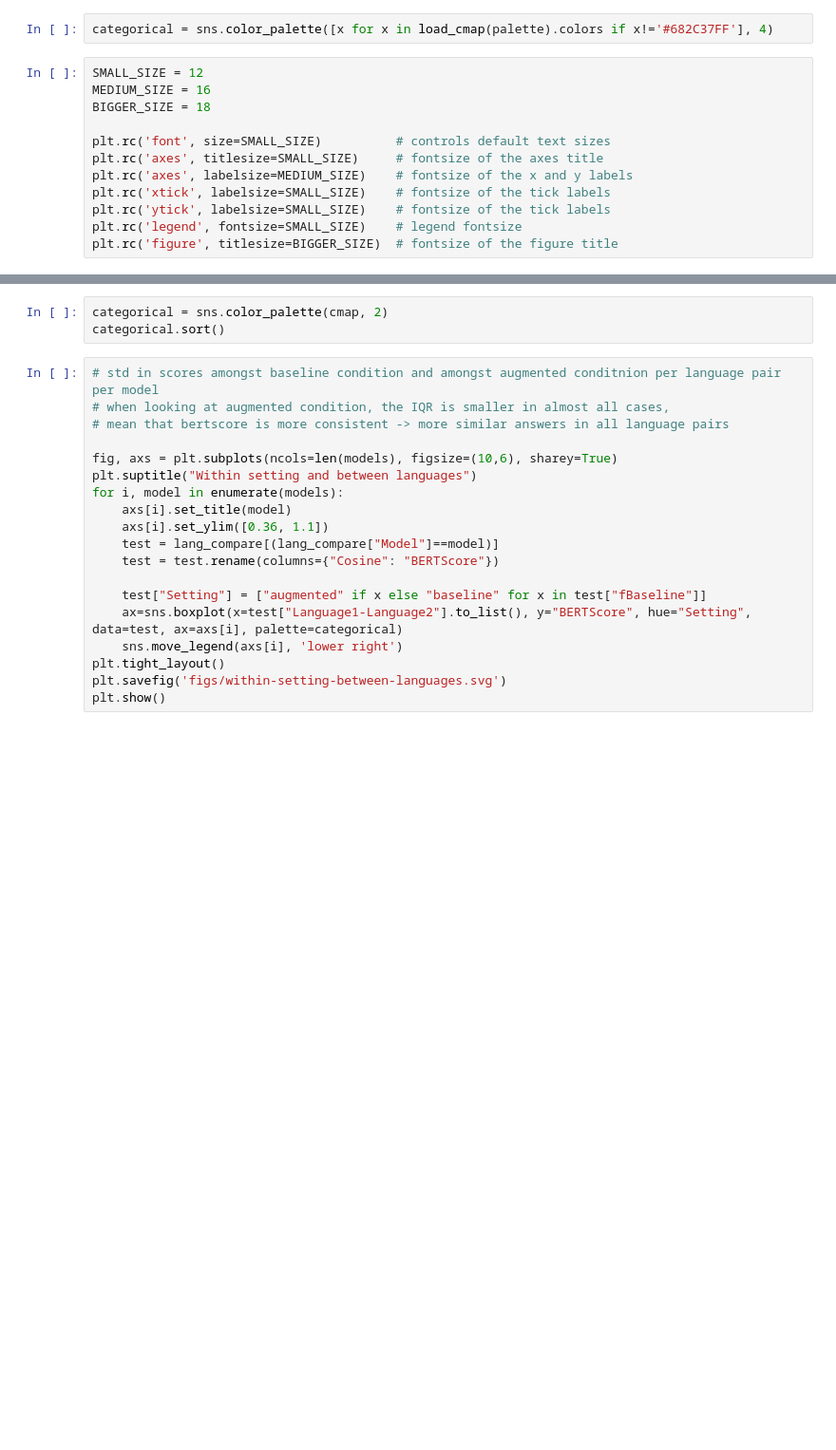
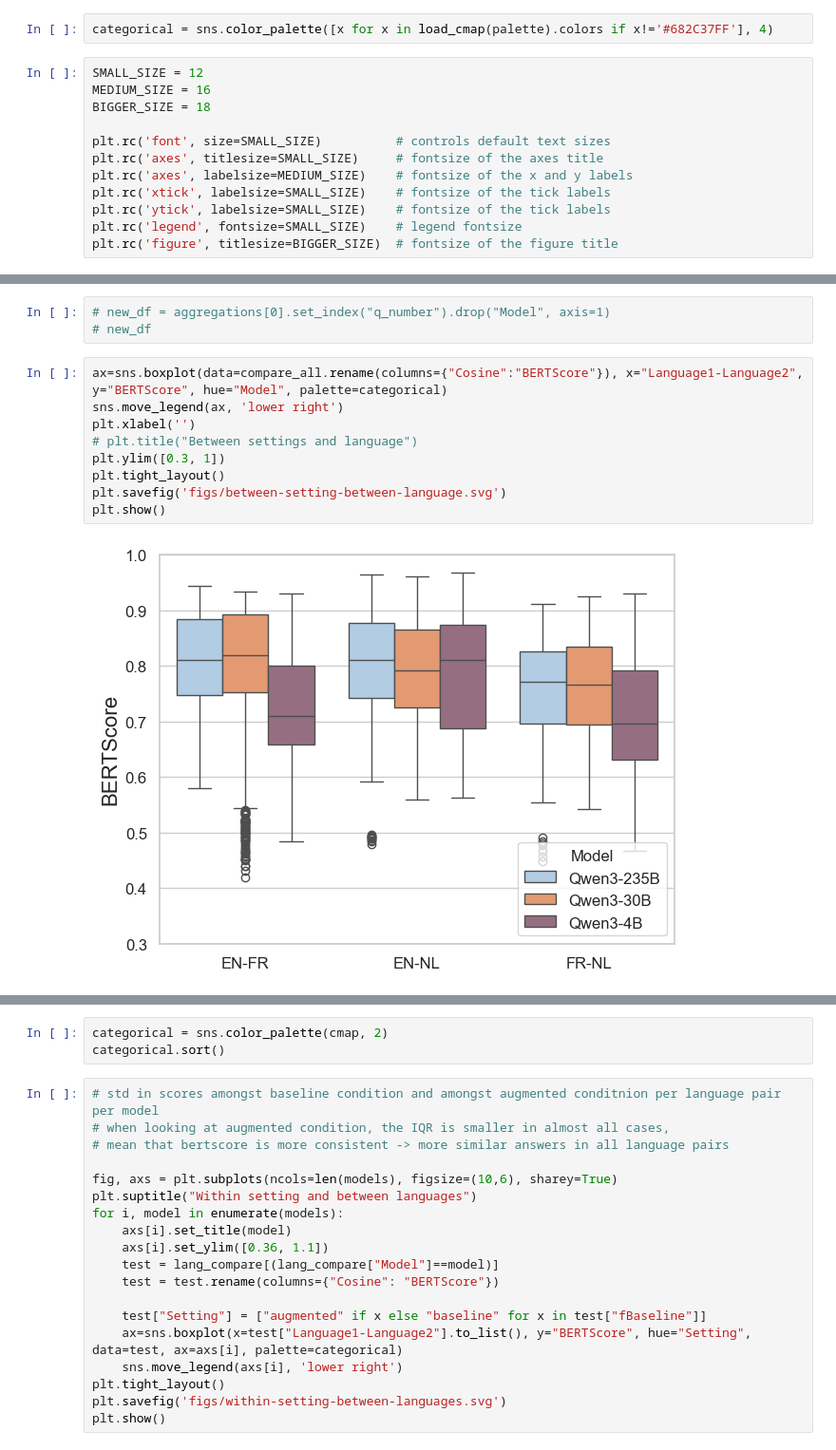
Before and after one commit to imruhi/perspectiveRAG, a Jupyter notebook: RAG/evaluation/viz_metrics.ipynb, the cells around one changed output, grey strips where cells are left out. Shown at 95% size. Saved outputs shown, nothing was run; the diff lists cells and outputs as text; blank space fills up the shorter version.

```diff
--- a/RAG/evaluation/viz_metrics.ipynb
+++ b/RAG/evaluation/viz_metrics.ipynb
@@ -167,0 +256,14 @@ plt.show()
+# %%
+# new_df = aggregations[0].set_index("q_number").drop("Model", axis=1)
+# new_df
+# %%
+ax=sns.boxplot(data=compare_all.rename(columns={"Cosine":"BERTScore"}), x="Language1-Language2", y="BERTScore", hue="Model", palette=categorical)
+sns.move_legend(ax, 'lower right')
+plt.xlabel('')
+# plt.title("Between settings and language")
+plt.ylim([0.3, 1])
+plt.tight_layout()
+plt.savefig('figs/between-setting-between-language.svg')
+plt.show()
+# %% [output]
+[figure, added]
```
Also changed, not shown: parts of 28 cells of this notebook, 6 other files.
